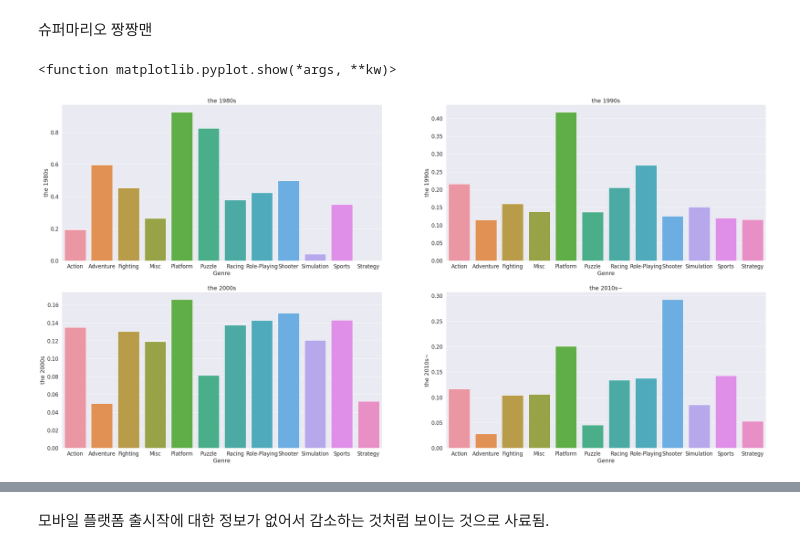
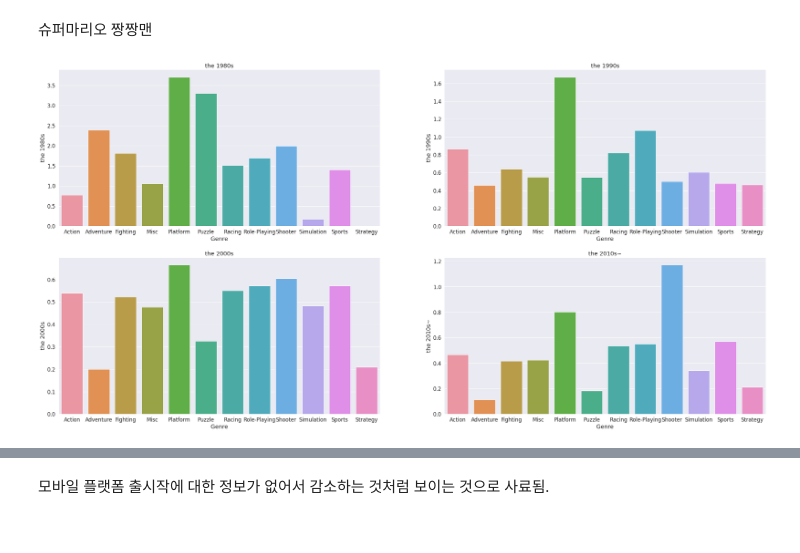
Before and after one commit to IlTACK-OH/Section1_project, a Jupyter notebook: Section1_project.ipynb, the cells around one changed output, grey strips where cells are left out. Saved outputs shown, nothing was run; the diff lists cells and outputs as text; code cells hidden in the pictures.

```diff
--- a/Section1_project.ipynb
+++ b/Section1_project.ipynb
@@ -764,0 +672,4 @@ print(f'- 90년대(1990~1999) Sport, Action 판매량 비교 -\n 1. Sport 판매
+# %%
+year_gen_df = pd.concat([cat_year,df_sub.Genre,df_sub.Total_Sales],axis=1)
+# %%
+year_gen_df = year_gen_df.groupby(['Year','Genre']).Total_Sales.sum().unstack().fillna(0)
@@ -768,7 +691,3 @@ print(f'- 90년대(1990~1999) Sport, Action 판매량 비교 -\n 1. Sport 판매
 액션장르의 게임은 시대를 막론하고 많은 양이 출시되었다.<br>
 90년대에는 스포츠 장르의 게임의 출시량 비율이 높게 나온다.<br>
 2010년 이후에는 액션게임이 압도적이다. 아마 다양한 종류의 게임이 액션게임의 범주 하에 존재하다보니 높은 비율로 나타난다고 판단된다.
-# %%
-year_gen_df = pd.concat([cat_year,df_sub.Genre,df_sub.Sales],axis=1)
-# %%
-year_gen_df = year_gen_df.groupby(['Year','Genre']).Sales.sum().unstack().fillna(0)
@@ -795,16 +701,15 @@ ratio_gensales_df = (year_gen_df/count_df).fillna(0)
 # %%
 # 연도에 따른 각 장르의 출시량 대비 판매량
 fig = plt.figure(figsize=([40,20]))
 y_data = count_df.index
 
 for i in range(4):
   fig.add_subplot(2,2,i+1)
   plt.title(y_data[i])
   sns.barplot(x=ratio_gensales_df.columns,y=ratio_gensales_df.iloc[i,:])
-plt.show
+plt.show()
 # %% [output]
-<function matplotlib.pyplot.show(*args, **kw)>
-[figure, old version]
+[figure, new version]
 # %%
 # line 그래프로 시각화
 cat=cat_df.loc[:,('Action','Platform','Role-Playing','Shooter','Sports')]
```
Also changed, not shown: parts of 69 cells of this notebook.
